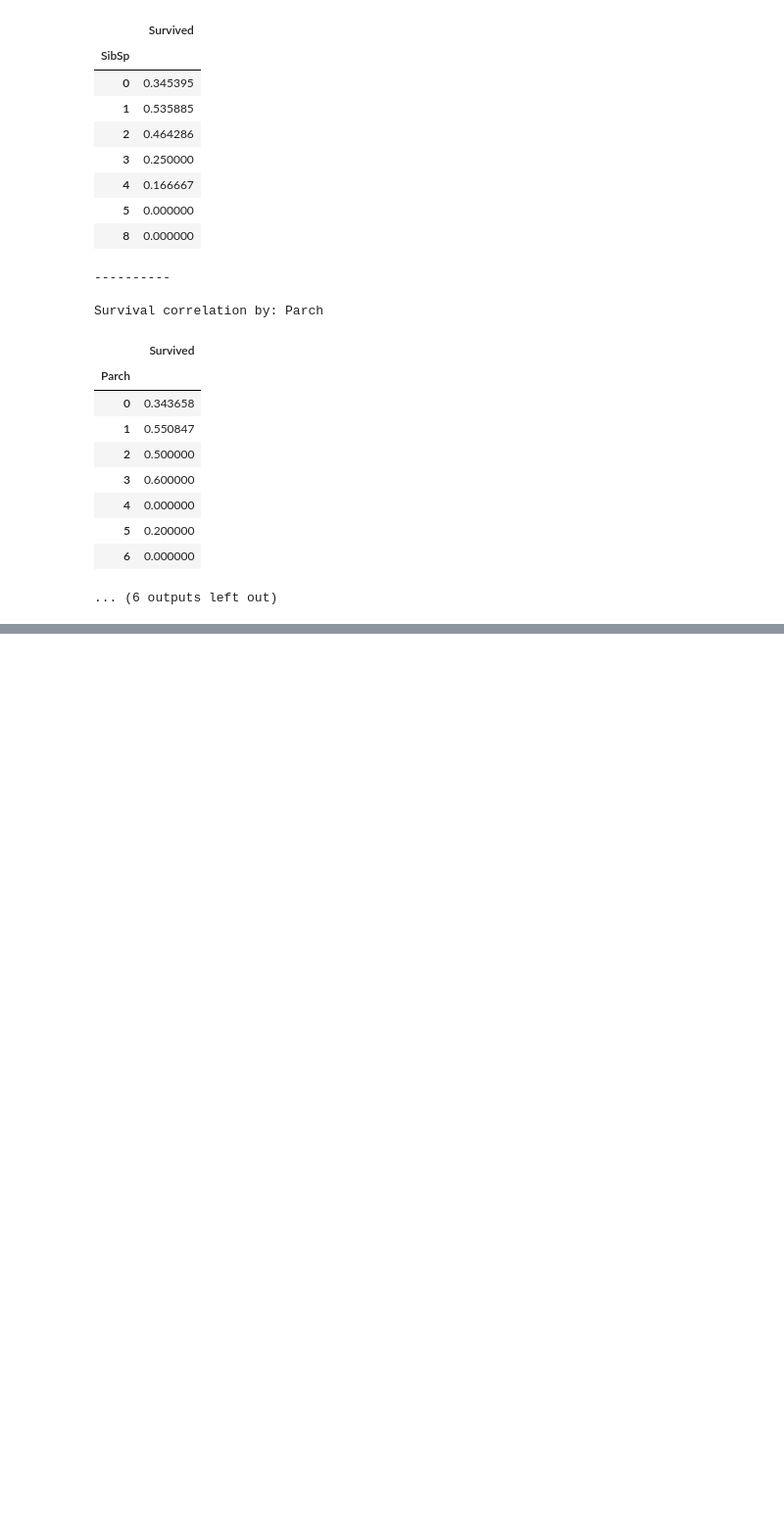
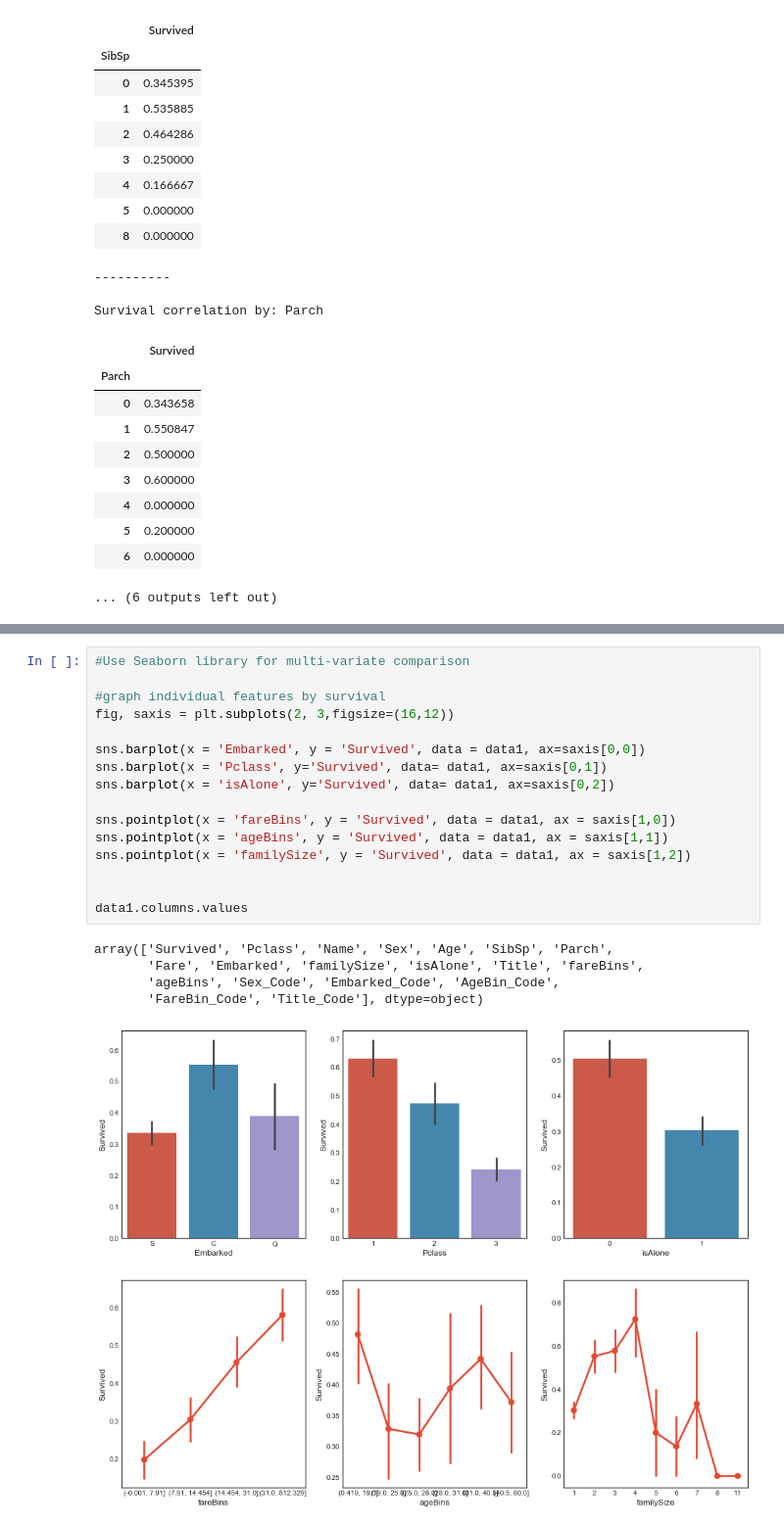
Before and after one commit to sidkrishna92/rmsTitanic, a Jupyter notebook: titanic.ipynb, the cells around one changed output, grey strips where cells are left out. Shown: that part at 98% size. Saved outputs shown, nothing was run; the diff lists cells and outputs as text; blank space fills up the shorter version.

Commit message:
Model fitting and comparisons

```diff
--- a/titanic.ipynb
+++ b/titanic.ipynb
@@ -544,0 +573,22 @@ Survival correlation by: Parch
+# %%
+#Use Seaborn library for multi-variate comparison
+
+#graph individual features by survival
+fig, saxis = plt.subplots(2, 3,figsize=(16,12))
+
+sns.barplot(x = 'Embarked', y = 'Survived', data = data1, ax=saxis[0,0])
+sns.barplot(x = 'Pclass', y='Survived', data= data1, ax=saxis[0,1])
+sns.barplot(x = 'isAlone', y='Survived', data= data1, ax=saxis[0,2])
+
+sns.pointplot(x = 'fareBins', y = 'Survived', data = data1, ax = saxis[1,0])
+sns.pointplot(x = 'ageBins', y = 'Survived', data = data1, ax = saxis[1,1])
+sns.pointplot(x = 'familySize', y = 'Survived', data = data1, ax = saxis[1,2])
+
+
+data1.columns.values
+# %% [output]
+array(['Survived', 'Pclass', 'Name', 'Sex', 'Age', 'SibSp', 'Parch',
+       'Fare', 'Embarked', 'familySize', 'isAlone', 'Title', 'fareBins',
+       'ageBins', 'Sex_Code', 'Embarked_Code', 'AgeBin_Code',
+       'FareBin_Code', 'Title_Code'], dtype=object)
+[figure, added]
```
Also changed, not shown: parts of 19 cells of this notebook.
